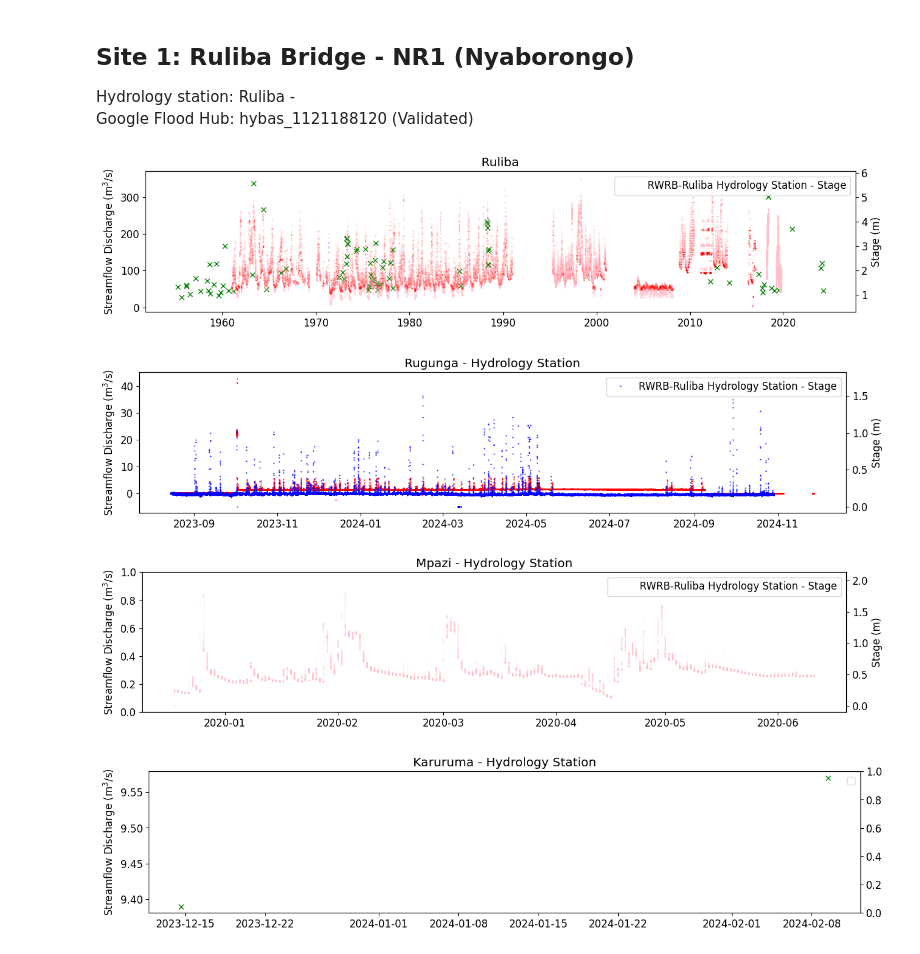
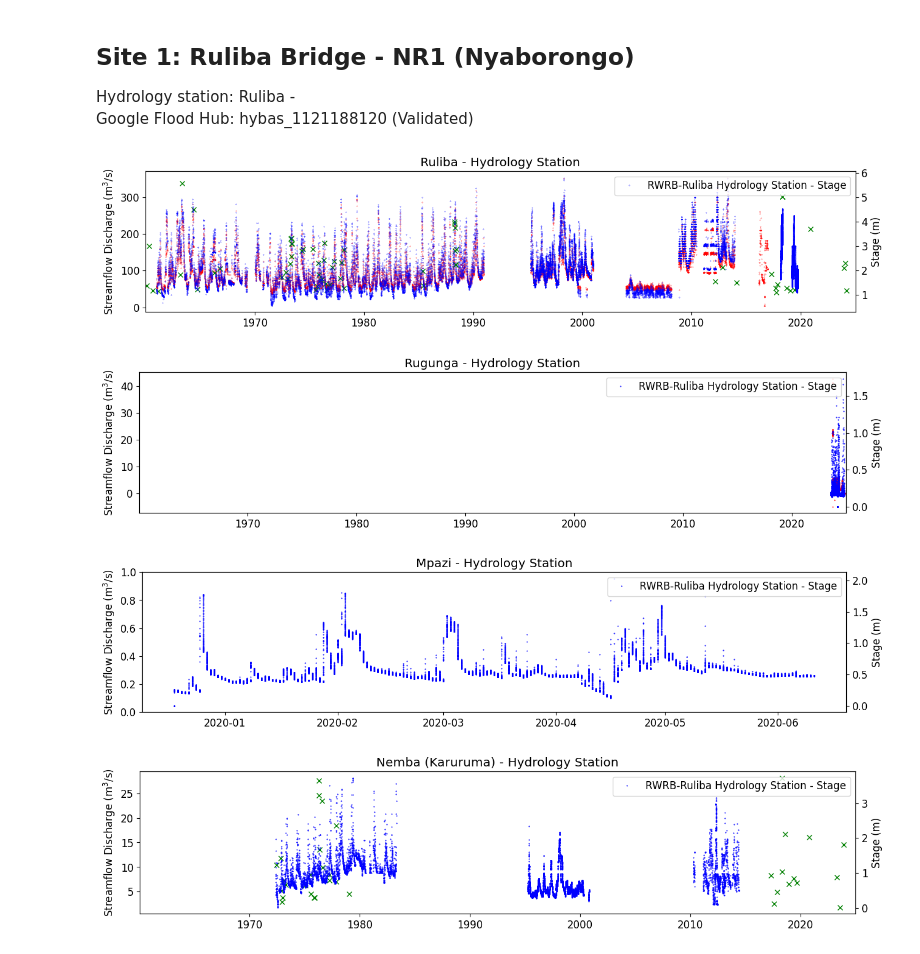
Before and after one commit to emzu/Kigali-Global-Flood-Models, a Jupyter notebook: RWRB_Hydrology_Station_Data.ipynb, the cells around one changed output. Cells and saved outputs as stored; diff of their text form; code cells hidden in the pictures.

```diff
--- a/RWRB_Hydrology_Station_Data.ipynb
+++ b/RWRB_Hydrology_Station_Data.ipynb
@@ -48,36 +48,37 @@ ax2 = ax.twinx()
 
 ##Site 1 - Nyaborongo NR 1 ##
 #Stage
 data = pd.read_csv("/content/Kigali-Global-Flood-Models/Hydrology Station Data/RWANDA_RWB_Ruliba_1961_2013.csv", header = 6)
 data_mod = pd.read_csv("/content/Kigali-Global-Flood-Models/Hydrology Station Data/RWANDA_RWB_Ruliba_2018_2024.csv", header = 6)
 data = pd.concat([data, data_mod])
 data['Timestamp'] = pd.to_datetime(data['Timestamp'].str[:10])
-ax2.plot(data['Timestamp'], data['Value'], linestyle = 'None', marker = '.', markersize = .5, color='pink', alpha = 0.5, label='RWRB-Ruliba Hydrology Station - Stage')
+ax2.plot(data['Timestamp'], data['Value'], linestyle = 'None', marker = '.', markersize = .5, color='blue', alpha = 1, label='RWRB-Ruliba Hydrology Station - Stage')
 ax2.set_ylabel('Stage (m)')
 #Discharge
 data = pd.read_csv("/content/Kigali-Global-Flood-Models/Hydrology Station Data/RWANDA_Ruliba_DISCHARGE_1961_2013.csv", header = 6)
 data['Timestamp'] = pd.to_datetime(data['Timestamp'])
-ax.plot(data['Timestamp'], data['Value'], linestyle = 'None', marker = '.', markersize = .5, color='red', alpha = 0.5, label='RWRB-Ruliba Hydrology Station - Discharge')
+ax.plot(data['Timestamp'], data['Value'], linestyle = 'None', marker = '.', markersize = .5, color='red', alpha = 1, label='RWRB-Ruliba Hydrology Station - Discharge')
 ax.set_ylabel('Streamflow Discharge (m$^3$/s)')
 
 
 
 
 ##RWB Field Visits##
 data_field = pd.read_csv("/content/Kigali-Global-Flood-Models/Hydrology Station Data/RWANDA_Ruliba_DISCHARGE_field.csv", header = 0, names = ['Timestamp', 'Type', 'Unit', 'Value'])
 data_field['Timestamp'] = pd.to_datetime(data_field['Timestamp'])
 ax.plot(data_field['Timestamp'], data_field['Value'], 'x', color='green', label = 'RWB Field Vists')
 
 ## Identified Flood Events ##
 #ax.axvspan(fl1_start_date, fl1_end_date, color='blue', alpha=0.3, zorder=0)
 #ax.axvspan(fl2_start_date, fl2_end_date, color='blue', alpha=0.3, zorder=0)
 #ax.axvspan(fl3_start_date, fl3_end_date, color='blue', alpha=0.3, zorder=0)
 
+plt.xlim([pd.to_datetime("1960-01-01"), pd.to_datetime("2025-01-01")])
 plt.legend(loc='upper right')
 plt.title("Ruliba - Hydrology Station")
 plt.show()
 # %% [output]
-[figure, old version]
+[figure, new version]
 # %%
 plt.rcParams["font.size"] = 12
 thresholds=('2', '5')
@@ -102,12 +103,12 @@ ax.set_ylabel('Streamflow Discharge (m$^3$/s)')
 #ax.axvspan(fl1_start_date, fl1_end_date, color='blue', alpha=0.3, zorder=0)
 #ax.axvspan(fl2_start_date, fl2_end_date, color='blue', alpha=0.3, zorder=0)
 #ax.axvspan(fl3_start_date, fl3_end_date, color='blue', alpha=0.3, zorder=0)
-
+plt.xlim([pd.to_datetime("1960-01-01"), pd.to_datetime("2025-01-01")])
 plt.legend(loc='upper right')
 plt.title("Rugunga - Hydrology Station")
 plt.show()
 # %% [output]
-[figure, old version]
+[figure, new version]
 # %%
 plt.rcParams["font.size"] = 12
 thresholds=('2', '5')
@@ -115,11 +116,10 @@ fig, ax = plt.subplots(figsize=(15, 3))
 ax.set_ylabel('Streamflow Discharge (m$^3$/s)')
 ax2 = ax.twinx()
 
-##Site 1 - Nyaborongo NR 1 ##
 #Stage
 data = pd.read_csv("/content/Kigali-Global-Flood-Models/Hydrology Station Data/Mpazi_Stage.csv", header = 6)
 data['Timestamp'] = pd.to_datetime(data['Timestamp'].str[:10])
-ax2.plot(data['Timestamp'], data['Value'], linestyle = 'None', marker = '.', markersize = .5, color='pink', alpha = 0.5, label='RWRB-Ruliba Hydrology Station - Stage')
+ax2.plot(data['Timestamp'], data['Value'], linestyle = 'None', marker = '.', markersize = 1, color='blue', alpha = 1, label='RWRB-Ruliba Hydrology Station - Stage')
 ax2.set_ylabel('Stage (m)')
 
 
@@ -131,12 +131,12 @@ data_field = data_field[data_field['Type'] == 'Discharge']
 
 ## Identified Flood Events ##
 #ax.axvspan(fl1_start_date, fl1_end_date, color='blue', alpha=0.3, zorder=0)
-
+#plt.xlim([pd.to_datetime("1960-01-01"), pd.to_datetime("2025-01-01")])
 plt.legend(loc='upper right')
 plt.title("Mpazi - Hydrology Station")
 plt.show()
 # %% [output]
-[figure, old version]
+[figure, new version]
 # %%
 plt.rcParams["font.size"] = 12
 thresholds=('2', '5')
@@ -144,18 +144,23 @@ fig, ax = plt.subplots(figsize=(15, 3))
 ax.set_ylabel('Streamflow Discharge (m$^3$/s)')
 ax2 = ax.twinx()
 
+#Stage
+data = pd.read_csv("/content/Kigali-Global-Flood-Models/Hydrology Station Data/Karuruma_Stage.csv", header = 6)
+data['Timestamp'] = pd.to_datetime(data['Timestamp'].str[:10])
+ax2.plot(data['Timestamp'], data['Value'], linestyle = 'None', marker = '.', markersize = 1, color='blue', alpha = 1, label='RWRB-Ruliba Hydrology Station - Stage')
+ax2.set_ylabel('Stage (m)')
 
 ##RWB Field Visits##
-data_field = pd.read_csv("/content/Kigali-Global-Flood-Models/Hydrology Station Data/Karuruma_FieldVisit.csv", header = 0, names = ['Timestamp', 'Type', 'Unit', 'Value'])
+data_field = pd.read_csv("/content/Kigali-Global-Flood-Models/Hydrology Station Data/Karuruma_FieldVisitNemba.csv", header = 0, names = ['Timestamp', 'Type', 'Unit', 'Value'])
 data_field['Timestamp'] = pd.to_datetime(data_field['Timestamp'])
 data_field = data_field[data_field['Type'] == 'Discharge']
 ax.plot(data_field['Timestamp'], data_field['Value'], 'x', color='green', label = 'RWB Field Vists')
 
 ## Identified Flood Events ##
 #ax.axvspan(fl1_start_date, fl1_end_date, color='blue', alpha=0.3, zorder=0)
-
+plt.xlim([pd.to_datetime("1960-01-01"), pd.to_datetime("2025-01-01")])
 plt.legend(loc='upper right')
-plt.title("Karuruma - Hydrology Station")
+plt.title("Nemba (Karuruma) - Hydrology Station")
 plt.show()
 # %% [output]
-[figure, old version]
+[figure, new version]
```
Also changed, not shown: parts of 1 cell of this notebook.
